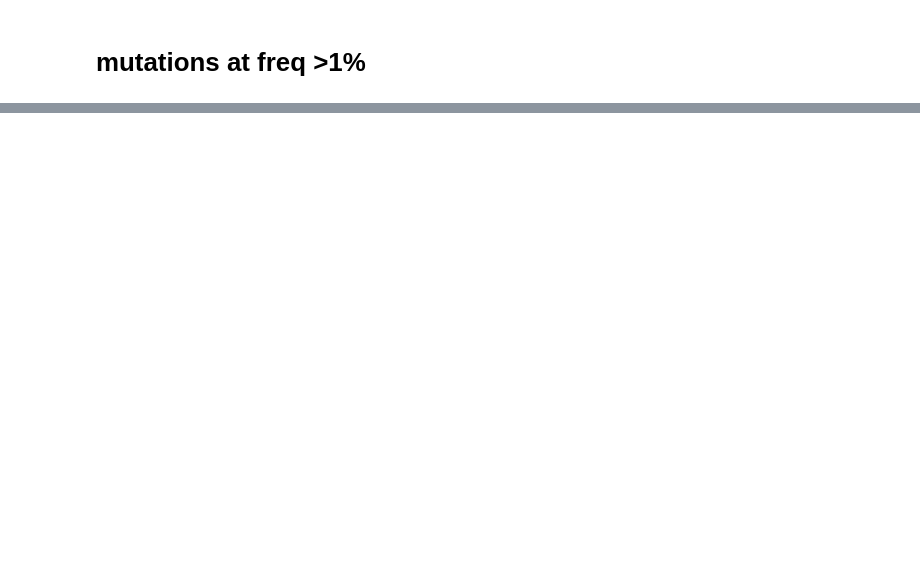
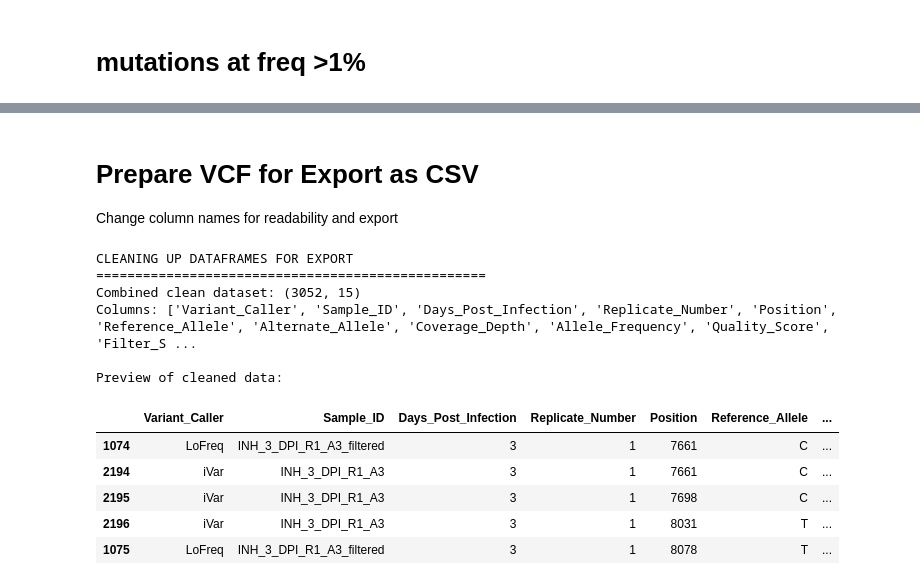
Before and after one commit to aleponce4/alphavirus-variant-analysis-workflow, a Jupyter notebook: Variant_discovery_pipeline/Scripts/analysis.ipynb, the cells around one changed output, grey strips where cells are left out. Drawn from its saved outputs; the diff is of its cells as text; code cells hidden in the pictures; blank space fills up the shorter version.

```diff
--- a/Variant_discovery_pipeline/Scripts/analysis.ipynb
+++ b/Variant_discovery_pipeline/Scripts/analysis.ipynb
@@ -772,0 +879,70 @@ print(f"iVar coding mutations >1%: {len(ivar_high_freq)}")
+# %% [markdown]
+# Prepare VCF for Export as CSV
+
+Change column names for readability and export
+# %%
+# Clean up column names and prepare for export
+print("CLEANING UP DATAFRAMES FOR EXPORT")
+print("=" * 50)
+
+# Define column mapping for readable names
+column_mapping = {
+    'CHROM': 'Chromosome',
+    'POS': 'Position',
+    'REF': 'Reference_Allele',
+    'ALT': 'Alternate_Allele',
+    'QUAL': 'Quality_Score',
+    'FILTER': 'Filter_Status',
+    'DP': 'Coverage_Depth',
+    'AF': 'Allele_Frequency',
+    'consequence': 'Mutation_Type',
+    'gene': 'Gene_Name',
+    'amino_acid_change': 'Amino_Acid_Change',
+    'dna_change': 'DNA_Change',
+    'dpi': 'Days_Post_Infection',
+    'replicate': 'Replicate_Number',
+    'sample_id': 'Sample_ID',
+    'variant_caller': 'Variant_Caller',
+    'source_file': 'Source_File'
+}
+
+# Select and rename important columns for export
+export_columns = [
+    'variant_caller', 'sample_id', 'dpi', 'replicate',
+    'POS', 'REF', 'ALT', 'DP', 'AF', 'QUAL', 'FILTER',
+    'gene', 'consequence', 'amino_acid_change', 'dna_change'
+]
+
+# Create clean dataframes
+lofreq_clean = lofreq_df[export_columns].copy()
+ivar_clean = ivar_df[export_columns].copy()
+
+# Rename columns to readable names
+lofreq_clean = lofreq_clean.rename(columns=column_mapping)
+ivar_clean = ivar_clean.rename(columns=column_mapping)
+
+# Combine both datasets
+combined_clean = pd.concat([lofreq_clean, ivar_clean], ignore_index=True)
+
+# Sort by sample and position
+combined_clean = combined_clean.sort_values(['Days_Post_Infection', 'Replicate_Number', 'Position'])
+
+print(f"Combined clean dataset: {combined_clean.shape}")
+print(f"Columns: {list(combined_clean.columns)}")
+
+# Show preview
+print("\nPreview of cleaned data:")
+combined_clean.head()
+# %% [output]
+CLEANING UP DATAFRAMES FOR EXPORT
+==================================================
+Combined clean dataset: (3052, 15)
+Columns: ['Variant_Caller', 'Sample_ID', 'Days_Post_Infection', 'Replicate_Number', 'Position', 'Reference_Allele', 'Alternate_Allele', 'Coverage_Depth', 'Allele_Frequency', 'Quality_Score', 'Filter_S ...
+
+Preview of cleaned data:
+|  | Variant_Caller | Sample_ID | Days_Post_Infection | Replicate_Number | Position | Reference_Allele | ... |
+| 1074 | LoFreq | INH_3_DPI_R1_A3_filtered | 3 | 1 | 7661 | C | ... |
+| 2194 | iVar | INH_3_DPI_R1_A3 | 3 | 1 | 7661 | C | ... |
+| 2195 | iVar | INH_3_DPI_R1_A3 | 3 | 1 | 7698 | C | ... |
+| 2196 | iVar | INH_3_DPI_R1_A3 | 3 | 1 | 8031 | T | ... |
+| 1075 | LoFreq | INH_3_DPI_R1_A3_filtered | 3 | 1 | 8078 | T | ... |
```
Also changed, not shown: parts of 23 cells of this notebook, 4 other files.
